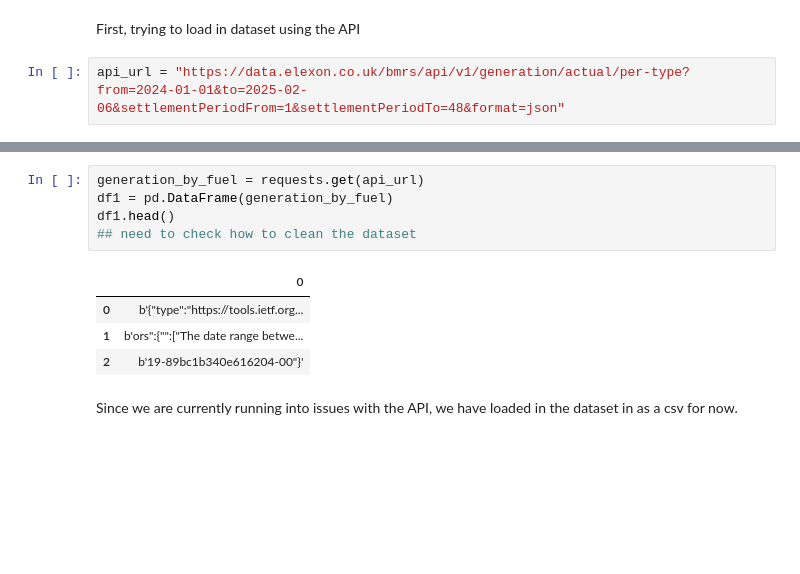
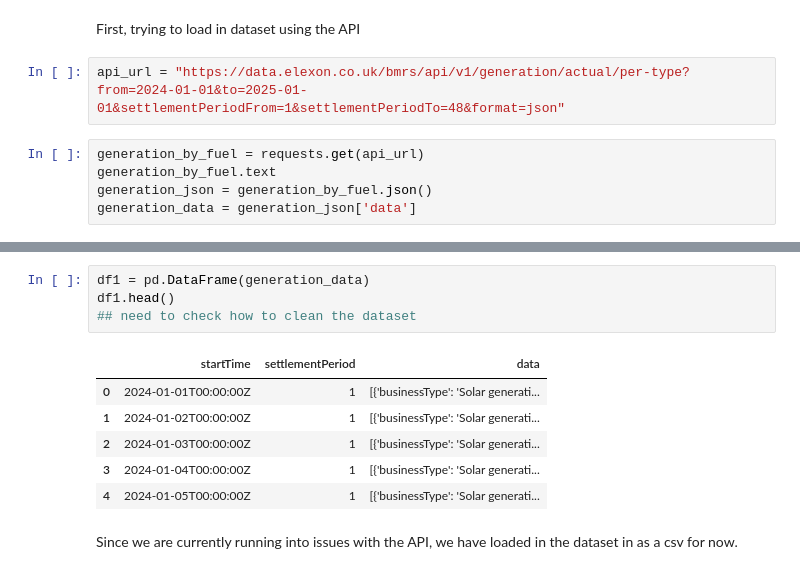
Before and after one commit to advanced-computing/elexon_energy, a Jupyter notebook: Project_part_1_Arshiya_Ijaz.ipynb, the cells around one changed output, grey strips where cells are left out. Saved outputs shown, nothing was run; the diff lists cells and outputs as text; blank space fills up the shorter version.

```diff
--- a/Project_part_1_Arshiya_Ijaz.ipynb
+++ b/Project_part_1_Arshiya_Ijaz.ipynb
@@ -11,4 +11,9 @@ import requests
 # %% [markdown]
 First, trying to load in dataset using the API
 # %%
-api_url = "https://data.elexon.co.uk/bmrs/api/v1/generation/actual/per-type?from=2024-01-01&to=2025-02-06&settlementPeriodFrom=1&settlementPeriodTo=48&format=json"
+api_url = "https://data.elexon.co.uk/bmrs/api/v1/generation/actual/per-type?from=2024-01-01&to=2025-01-01&settlementPeriodFrom=1&settlementPeriodTo=48&format=json"
+# %%
+generation_by_fuel = requests.get(api_url)
+generation_by_fuel.text
+generation_json = generation_by_fuel.json()
+generation_data = generation_json['data']
@@ -15,13 +56,14 @@ api_url = "https://data.elexon.co.uk/bmrs/api/v1/generation/actual/per-type?from
 # %%
-generation_by_fuel = requests.get(api_url)
-df1 = pd.DataFrame(generation_by_fuel)
+df1 = pd.DataFrame(generation_data)
 df1.head()
 ## need to check how to clean the dataset
 # %% [output]
-|  | 0 |
-| 0 | b'{"type":"https://tools.ietf.org... |
-| 1 | b'ors":{"":["The date range betwe... |
-| 2 | b'19-89bc1b340e616204-00"}' |
+|  | startTime | settlementPeriod | data |
+| 0 | 2024-01-01T00:00:00Z | 1 | [{'businessType': 'Solar generati... |
+| 1 | 2024-01-02T00:00:00Z | 1 | [{'businessType': 'Solar generati... |
+| 2 | 2024-01-03T00:00:00Z | 1 | [{'businessType': 'Solar generati... |
+| 3 | 2024-01-04T00:00:00Z | 1 | [{'businessType': 'Solar generati... |
+| 4 | 2024-01-05T00:00:00Z | 1 | [{'businessType': 'Solar generati... |
 # %% [markdown]
 Since we are currently running into issues with the API, we have loaded in the dataset in as a csv for now.
 # %%
```
Also changed, not shown: parts of 2 cells of this notebook, 1 other file.
